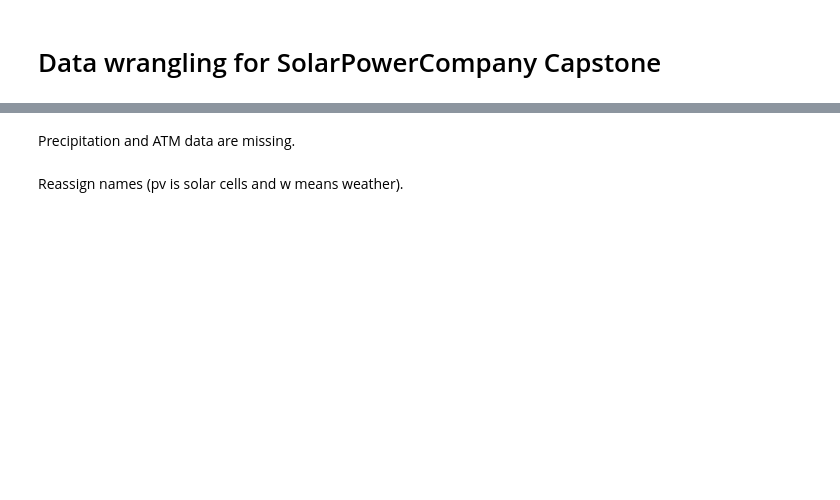
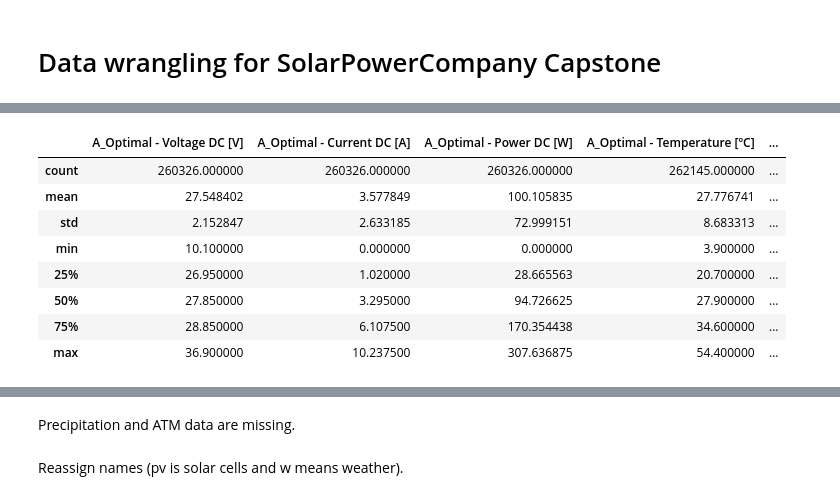
Before and after one commit to jensensj/Capstone_2-SolarPowerCompany, a Jupyter notebook: Wrangling/DataWrangling.ipynb, the cells around one changed output, grey strips where cells are left out. Drawn from its saved outputs; the diff is of its cells as text; code cells hidden in the pictures; blank space fills up the shorter version.

```diff
--- a/Wrangling/DataWrangling.ipynb
+++ b/Wrangling/DataWrangling.ipynb
@@ -103,0 +40,4 @@ dtype: int64
+# %%
+cols = pv_2014.columns.str.contains('|'.join(['Optimal','Datetime']))
+pv_2014 = pv_2014.loc[:,cols]
+pv_2014.dtypes
@@ -103,0 +55,3 @@ dtype: int64
+# %%
+#Sort datetime as datetime object
+pv_2014['Datetime'] = pd.to_datetime(pv_2014['Datetime'])
@@ -103,0 +64,4 @@ dtype: int64
+# %%
+pv_2014.sort_values('Datetime',inplace=True)
+pv_2014.set_index('Datetime',inplace=True)
+pv_2014.head()
@@ -103,0 +92,12 @@ dtype: int64
+# %%
+pv_2014.describe()
+# %% [output]
+|  | A_Optimal - Voltage DC [V] | A_Optimal - Current DC [A] | A_Optimal - Power DC [W] | A_Optimal - Temperature [ºC] | ... |
+| count | 260326.000000 | 260326.000000 | 260326.000000 | 262145.000000 | ... |
+| mean | 27.548402 | 3.577849 | 100.105835 | 27.776741 | ... |
+| std | 2.152847 | 2.633185 | 72.999151 | 8.683313 | ... |
+| min | 10.100000 | 0.000000 | 0.000000 | 3.900000 | ... |
+| 25% | 26.950000 | 1.020000 | 28.665563 | 20.700000 | ... |
+| 50% | 27.850000 | 3.295000 | 94.726625 | 27.900000 | ... |
+| 75% | 28.850000 | 6.107500 | 170.354438 | 34.600000 | ... |
+| max | 36.900000 | 10.237500 | 307.636875 | 54.400000 | ... |
```
Also changed, not shown: parts of 67 cells of this notebook, 4 other files.
